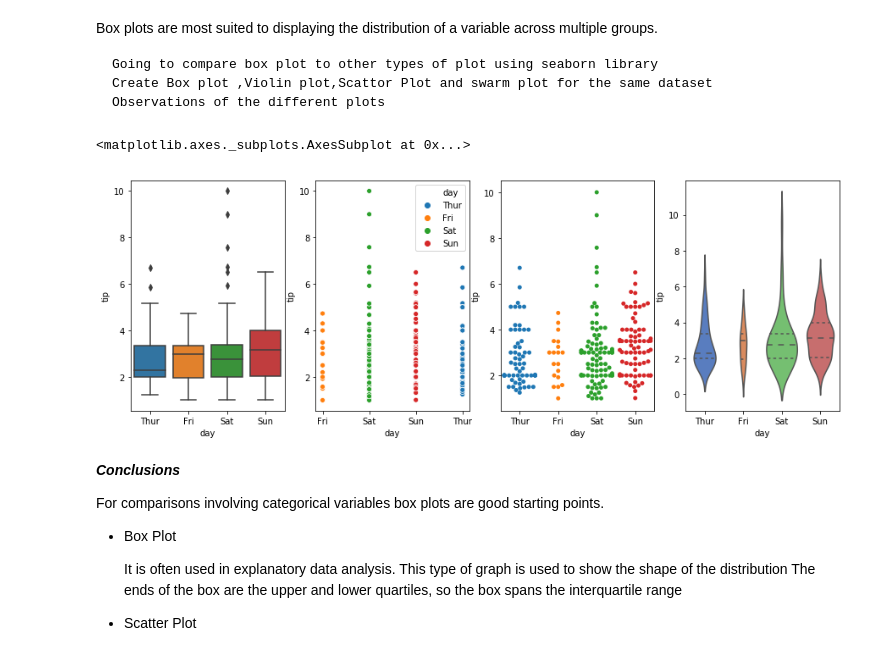
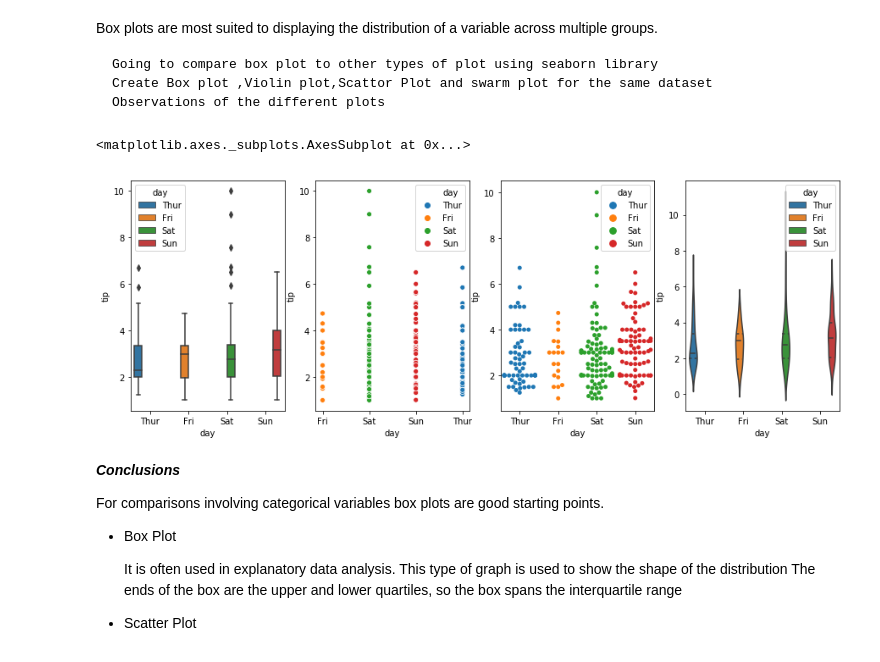
Before and after one commit to G00364769/Project_Fundamentals-of-Data-Analysis, a Jupyter notebook: Project.ipynb, the cells around one changed output. Drawn from its saved outputs; the diff is of its cells as text; code cells hidden in the pictures.

```diff
--- a/Project.ipynb
+++ b/Project.ipynb
@@ -275,16 +259,16 @@ Box plots are most suited to displaying the distribution of a variable across mu
 # %%
 import matplotlib.pyplot as plt
 #Creates two subplots and unpacks the output array immediately
 f, axes = plt.subplots(1, 4, figsize=(15, 5))
 #Draw a box plot to show distributions with respect to categories.
-sns.boxplot(x="day", y="tip", data=tips, ax=axes[0])
+sns.boxplot(x="day", y="tip",hue="day", data=tips, ax=axes[0])
 #Draw a scatter plot with possibility of several semantic groupings.
 sns.scatterplot(x="day", y="tip", hue="day", data=tips, ax=axes[1])
-sns.swarmplot(x="day", y="tip", data=tips, ax=axes[2])
-sns.violinplot(x="day", y="tip", data=tips, palette="muted",inner="quartile",  scale="count", ax=axes[3])
+sns.swarmplot(x="day", y="tip",hue="day", data=tips, ax=axes[2])
+sns.violinplot(x="day", y="tip",hue="day", data=tips,inner="quartile",  scale="count", ax=axes[3])
 # %% [output]
 <matplotlib.axes._subplots.AxesSubplot at 0x...>
-[figure, old version]
+[figure, new version]
 # %% [markdown]
 ***Conclusions***
 
```
Also changed, not shown: parts of 6 cells of this notebook.
